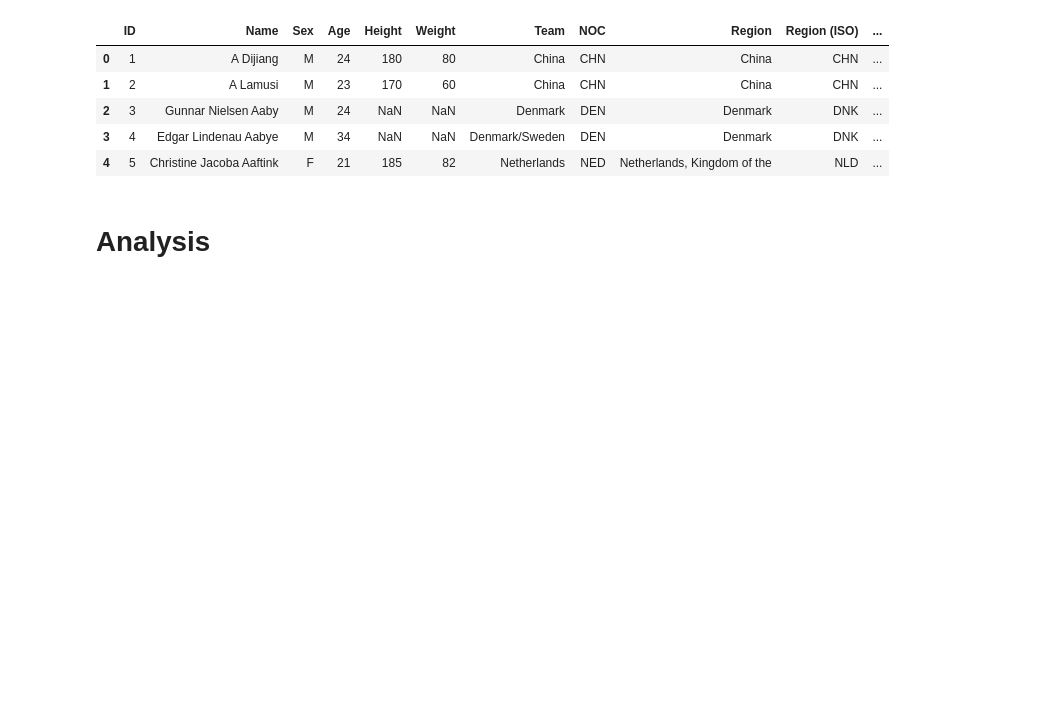
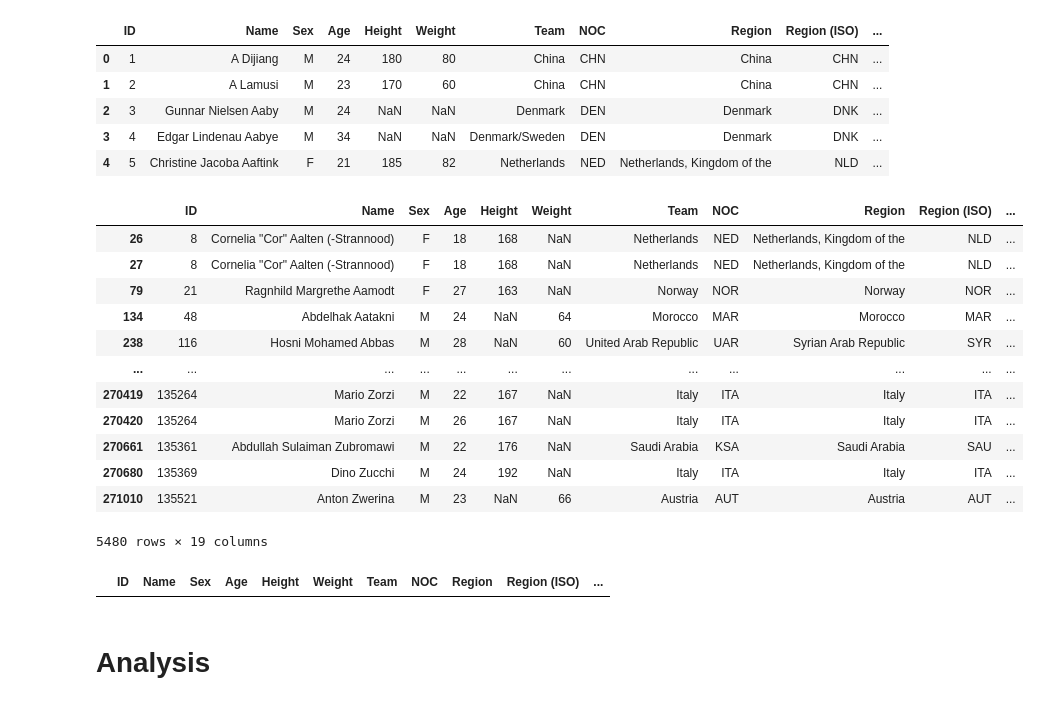
Before and after one commit to agutierrezmorag/olympic-games-datamart, a Jupyter notebook: olympics.ipynb, the cells around one changed output. Drawn from its saved outputs; the diff is of its cells as text; code cells hidden in the pictures; blank space fills up the shorter version.

Commit message:
deleted Fritz Eccard from the dataset due to wrong data

```diff
--- a/olympics.ipynb
+++ b/olympics.ipynb
@@ -200,6 +200,34 @@ ol_data.head()
 | 2 | 3 | Gunnar Nielsen Aaby | M | 24 | NaN | NaN | Denmark | DEN | Denmark | DNK | ... |
 | 3 | 4 | Edgar Lindenau Aabye | M | 34 | NaN | NaN | Denmark/Sweden | DEN | Denmark | DNK | ... |
 | 4 | 5 | Christine Jacoba Aaftink | F | 21 | 185 | 82 | Netherlands | NED | Netherlands, Kingdom of the | NLD | ... |
+# %%
+# get rows with missing values in either height or weight column but not in both
+missing_height = ol_data["Height"].isnull()
+missing_weight = ol_data["Weight"].isnull()
+missing_height_weight = missing_height ^ missing_weight
+ol_data[missing_height_weight]
+# %% [output]
+|  | ID | Name | Sex | Age | Height | Weight | Team | NOC | Region | Region (ISO) | ... |
+| 26 | 8 | Cornelia "Cor" Aalten (-Strannood) | F | 18 | 168 | NaN | Netherlands | NED | Netherlands, Kingdom of the | NLD | ... |
+| 27 | 8 | Cornelia "Cor" Aalten (-Strannood) | F | 18 | 168 | NaN | Netherlands | NED | Netherlands, Kingdom of the | NLD | ... |
+| 79 | 21 | Ragnhild Margrethe Aamodt | F | 27 | 163 | NaN | Norway | NOR | Norway | NOR | ... |
+| 134 | 48 | Abdelhak Aatakni | M | 24 | NaN | 64 | Morocco | MAR | Morocco | MAR | ... |
+| 238 | 116 | Hosni Mohamed Abbas | M | 28 | NaN | 60 | United Arab Republic | UAR | Syrian Arab Republic | SYR | ... |
+| ... | ... | ... | ... | ... | ... | ... | ... | ... | ... | ... | ... |
+| 270419 | 135264 | Mario Zorzi | M | 22 | 167 | NaN | Italy | ITA | Italy | ITA | ... |
+| 270420 | 135264 | Mario Zorzi | M | 26 | 167 | NaN | Italy | ITA | Italy | ITA | ... |
+| 270661 | 135361 | Abdullah Sulaiman Zubromawi | M | 22 | 176 | NaN | Saudi Arabia | KSA | Saudi Arabia | SAU | ... |
+| 270680 | 135369 | Dino Zucchi | M | 24 | 192 | NaN | Italy | ITA | Italy | ITA | ... |
+| 271010 | 135521 | Anton Zwerina | M | 23 | NaN | 66 | Austria | AUT | Austria | AUT | ... |
+5480 rows × 19 columns
+# %%
+# delete all entries for athlete Fritz Eccard
+ol_data = ol_data[ol_data["Name"] != "Fritz Eccard"]
+
+# check if the deletion was successful
+ol_data[ol_data["Name"] == "Fritz Eccard"]
+# %% [output]
+|  | ID | Name | Sex | Age | Height | Weight | Team | NOC | Region | Region (ISO) | ... |
 # %%
 # save the modified data to a new csv file
 ol_data.to_csv("datasets/olympics-cleaned.csv", index=False)
```
Also changed, not shown: 1 other file.
